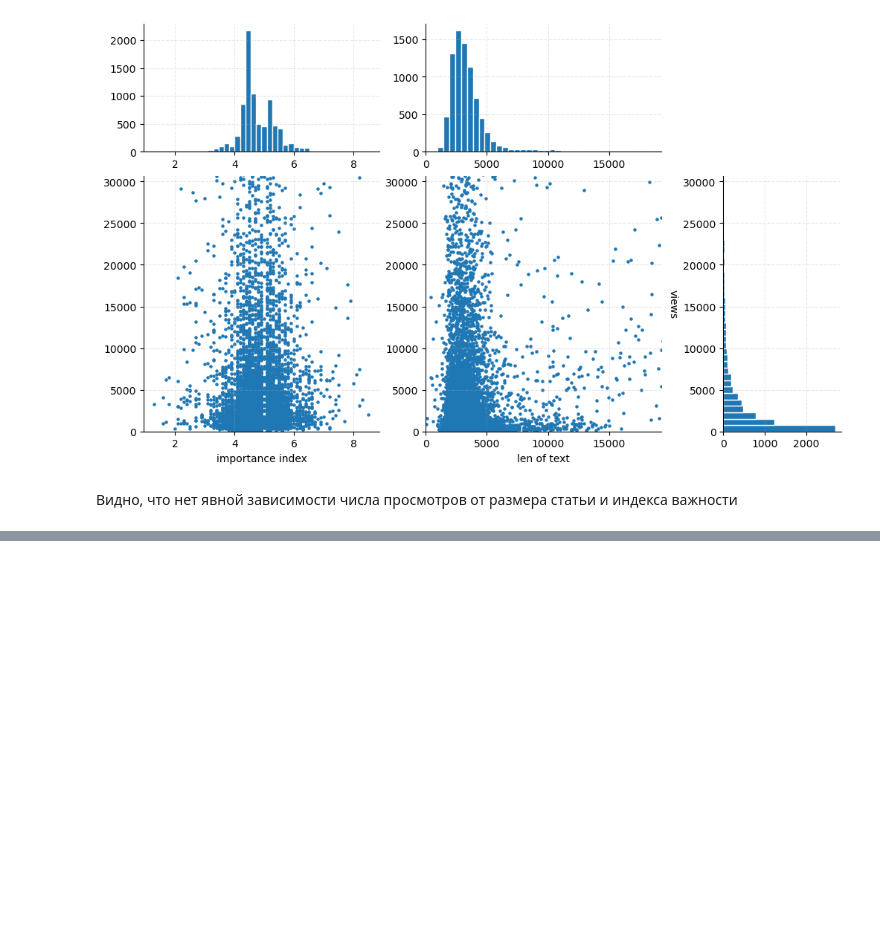
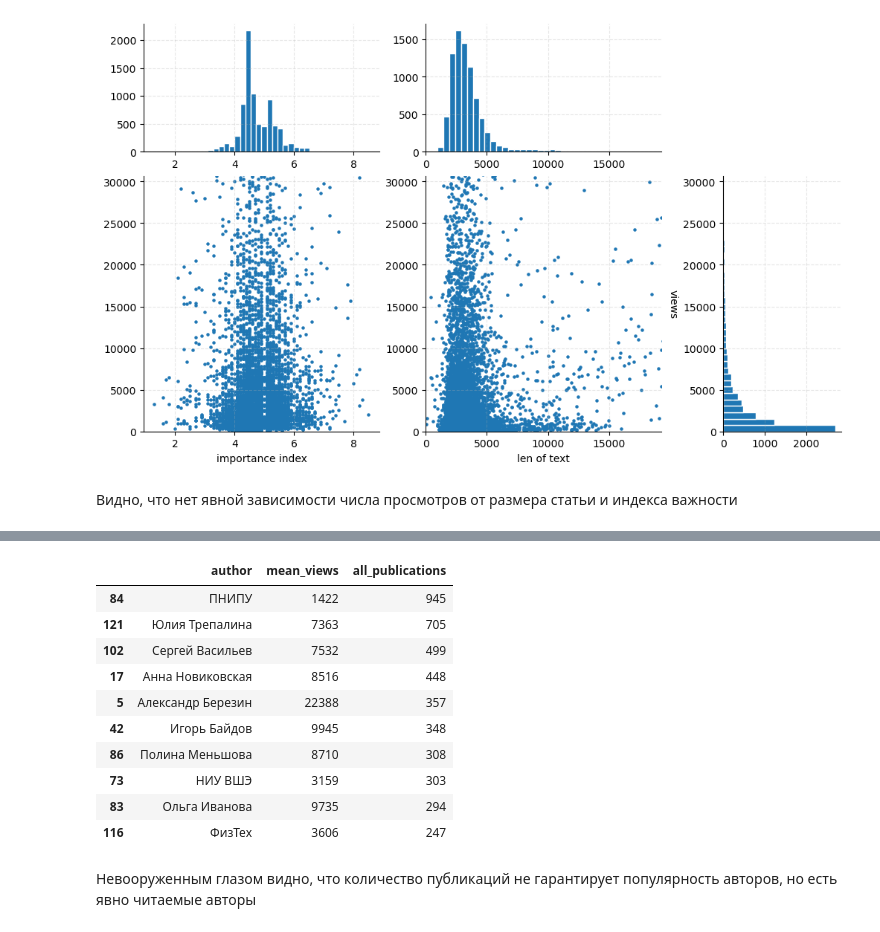
Before and after one commit to VladShajdulin/OTUS, a Jupyter notebook: home_work_1.ipynb, the cells around one changed output, grey strips where cells are left out. Drawn from its saved outputs; the diff is of its cells as text; code cells hidden in the pictures; blank space fills up the shorter version.

```diff
--- a/home_work_1.ipynb
+++ b/home_work_1.ipynb
@@ -342,0 +367,17 @@ plt.show()
+# %%
+auth_popularity.sort_values(by='all_publications', inplace=True, ascending=False)
+auth_popularity.head(10)
+# %% [output]
+|  | author | mean_views | all_publications |
+| 84 | ПНИПУ | 1422 | 945 |
+| 121 | Юлия Трепалина | 7363 | 705 |
+| 102 | Сергей Васильев | 7532 | 499 |
+| 17 | Анна Новиковская | 8516 | 448 |
+| 5 | Александр Березин | 22388 | 357 |
+| 42 | Игорь Байдов | 9945 | 348 |
+| 86 | Полина Меньшова | 8710 | 308 |
+| 73 | НИУ ВШЭ | 3159 | 303 |
+| 83 | Ольга Иванова | 9735 | 294 |
+| 116 | ФизТех | 3606 | 247 |
+# %% [markdown]
+Невооруженным глазом видно, что количество публикаций не гарантирует популярность авторов, но есть явно читаемые авторы
```
Also changed, not shown: parts of 7 cells of this notebook.
